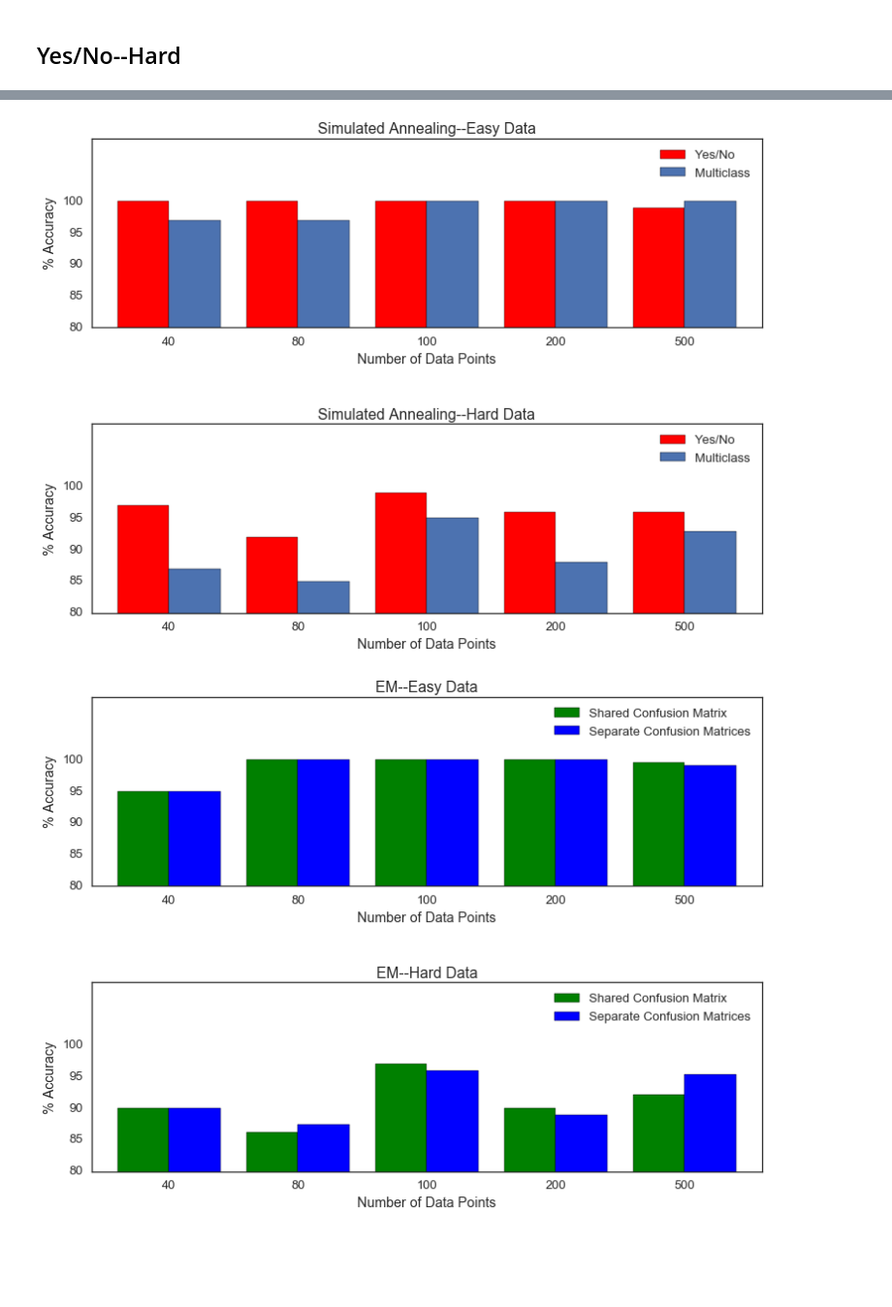
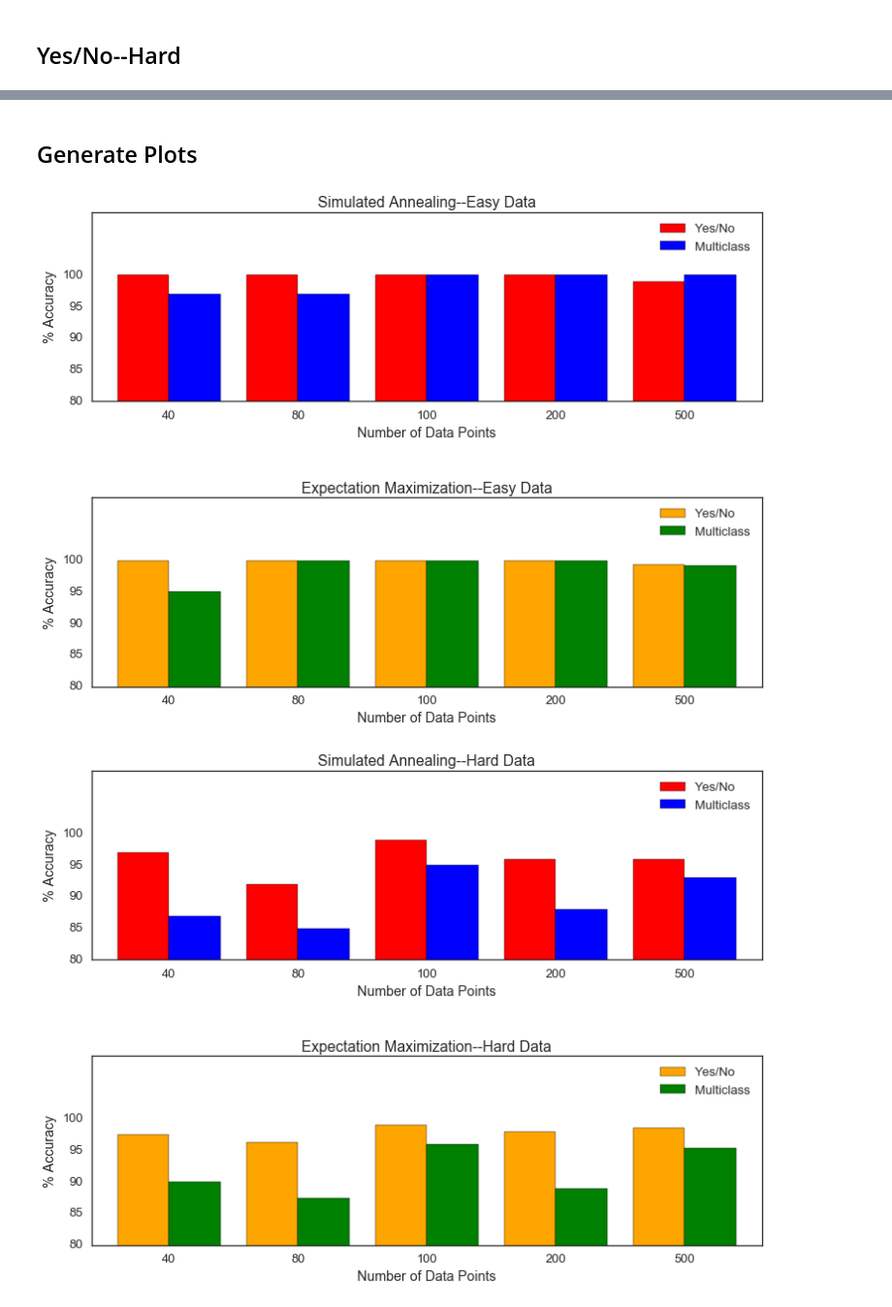
Before and after one commit to abhishekmalali/questioning-strategy-classification, a Jupyter notebook: notebooks/Dawid_Skene.ipynb, the cells around one changed output, grey strips where cells are left out. Shown: that part at 97% size. Drawn from its saved outputs; the diff is of its cells as text; code cells hidden in the pictures; blank space fills up the shorter version.

```diff
--- a/notebooks/Dawid_Skene.ipynb
+++ b/notebooks/Dawid_Skene.ipynb
@@ -37,7 +27,7 @@ def E_step(rho, theta, r):
             zeds[i,k] = np.exp(log_numerator - log_denominator)
     return zeds
 # %%
-def M_step(z,r):
+def M_step_MC_single(z,r):
     num_classes = z.shape[1]
     num_data = z.shape[0]
     num_experts = r.shape[1]
@@ -284,13 +357,13 @@ Accuracy is 95.4%
 ## Yes/No--Easy
 # %%
 ran = ['40','80','100','200','500']
-results_yn_easy_shared=np.zeros(len(ran))
-results_yn_easy_separate=np.zeros(len(ran))
+results_YN_easy = np.zeros(len(ran))
+# results_yn_easy_separate=np.zeros(len(ran))
 
 for ii, num in enumerate(ran):
     data = '../data/same_preset_YN_'+num+'_5_4.npz.npy'
     trueCls = '../data/same_preset_MC_'+num+'_5_4_reference_classes.npy'
-    results_yn_easy_shared[ii] = results_shared_conf(data, trueCls)
-    results_yn_easy_separate[ii] = results_separate_conf(data, trueCls)
+    results_YN_easy[ii] = results_YN(data, trueCls)
+#     results_yn_easy_separate[ii] = results_separate_conf(data, trueCls)
 # %% [output]
 ---------------------------------------------------------------
@@ -314,13 +387,13 @@ Accuracy is 99.0%
 ## Yes/No--Hard
 # %%
 ran = ['40','80','100','200','500']
-results_yn_extrahard_shared=np.zeros(len(ran))
-results_yn_extrahard_separate=np.zeros(len(ran))
+results_YN_extrahard=np.zeros(len(ran))
+# results_yn_extrahard_separate=np.zeros(len(ran))
 
 for ii, num in enumerate(ran):
     data = '../data/extrahard_YN_'+num+'_5_4.npz.npy'
     trueCls = '../data/extrahard_MC_'+num+'_5_4_reference_classes.npy'
-    results_yn_extrahard_shared[ii] = results_shared_conf(data, trueCls)
-    results_yn_extrahard_separate[ii] = results_separate_conf(data, trueCls)
+    results_YN_extrahard[ii] = results_YN(data, trueCls)
+#     results_yn_extrahard_separate[ii] = results_separate_conf(data, trueCls)
 # %% [output]
 ---------------------------------------------------------------
@@ -371,15 +418,17 @@ plt.ylim((87,101))
 # %%
-SA-YN-SP[ 100, 100, 100, 100, 99]
-SA-YN-EH[97, 92, 99, 96, 96]
-SA-MC-SP [97, 97, 100, 100, 100]
-SA-MC-EH[87, 85, 95, 88, 93]
-PyMC-MC[100, 100 ,88, 98.5, -]
-PyMC-YN [100, 100 ,97, 100, - ]
+SimAn_YN_easy = [100, 100, 100, 100, 99]
+SimAn_YN_hard = [97, 92, 99, 96, 96]
+SimAn_MC_easy = [97, 97, 100, 100, 100]
+SimAn_MC_hard = [87, 85, 95, 88, 93]
+PyMC_MC = [100, 100 ,88, 98.5]
+PyMC_YN = [100, 100 ,97, 100]
+# %% [markdown]
+## Generate Plots
 # %%
 plt.subplot(2,1,1)
 plt.tight_layout(0.5,5,0.5)
-plt.bar(range(5),[100,100,100,100,99],0.4,color='red', label="Yes/No")
-plt.bar(np.arange(0,5,1)+0.4, [97,97,100,100,100],0.4, label="Multiclass")
+plt.bar(range(5),SimAn_YN_easy,0.4, color='red', label="Yes/No")
+plt.bar(np.arange(0,5,1)+0.4, SimAn_MC_easy, 0.4, color="blue", label="Multiclass")
 plt.xlim(-0.2,5)
 plt.ylim(80,110)
 plt.ylabel("% Accuracy")
@@ -390,8 +439,8 @@ plt.legend(loc='best')
 plt.title("Simulated Annealing--Easy Data")
 
 plt.subplot(2,1,2)
-plt.bar(range(5),[97,92,99,96,96],0.4,color='red', label="Yes/No")
-plt.bar(np.arange(0,5,1)+0.4, [87, 85, 95, 88, 93],0.4, label= "Multiclass")
+plt.bar(range(5), results_YN_easy, 0.4, color='orange', label="Yes/No")
+plt.bar(np.arange(0,5,1)+0.4, results_MC_multiple_easy, 0.4, color='green', label= "Multiclass")
 plt.xlim(-0.2,5)
 plt.ylim(80,110)
 plt.ylabel("% Accuracy")
@@ -399,33 +448,33 @@ plt.yticks(np.arange(80,101,5))
 plt.xticks(np.arange(0,5,1)+0.4, [40,80,100,200,500])
 plt.xlabel("Number of Data Points")
 plt.legend(loc='best')
-plt.title("Simulated Annealing--Hard Data");
+plt.title("Expectation Maximization--Easy Data");
 # %% [output]
-[figure, old version]
+[figure, new version]
 # %%
 plt.subplot(2,1,1)
 plt.tight_layout(0.5,5,0.5)
-plt.bar(range(5),results_shared,0.4,color='green', label="Shared Confusion Matrix")
-plt.bar(np.arange(0,5,1)+0.4, results_separate,0.4, label="Separate Confusion Matrices", color='blue')
+plt.bar(range(5),SimAn_YN_hard,0.4, color='red', label="Yes/No")
+plt.bar(np.arange(0,5,1)+0.4, SimAn_MC_hard, 0.4, color="blue", label="Multiclass")
 plt.xlim(-0.2,5)
 plt.ylim(80,110)
 plt.ylabel("% Accuracy")
 plt.yticks(np.arange(80,101,5))
 plt.xticks(np.arange(0,5,1)+0.4, [40,80,100,200,500])
 plt.xlabel("Number of Data Points")
 plt.legend(loc='best')
-plt.title("EM--Easy Data")
+plt.title("Simulated Annealing--Hard Data")
 
 plt.subplot(2,1,2)
-plt.bar(range(5),results_extrahard_shared,0.4,color='green', label="Shared Confusion Matrix")
-plt.bar(np.arange(0,5,1)+0.4, results_extrahard_separate,0.4, label= "Separate Confusion Matrices",color='blue')
+plt.bar(range(5), results_YN_extrahard, 0.4, color='orange', label="Yes/No")
+plt.bar(np.arange(0,5,1)+0.4, results_MC_multiple_extrahard, 0.4, color='green', label= "Multiclass")
 plt.xlim(-0.2,5)
 plt.ylim(80,110)
 plt.ylabel("% Accuracy")
 plt.yticks(np.arange(80,101,5))
 plt.xticks(np.arange(0,5,1)+0.4, [40,80,100,200,500])
 plt.xlabel("Number of Data Points")
 plt.legend(loc='best')
-plt.title("EM--Hard Data");
+plt.title("Expectation Maximization--Hard Data");
 # %% [output]
-[figure, old version]
+[figure, new version]
```
Also changed, not shown: parts of 21 cells of this notebook.
